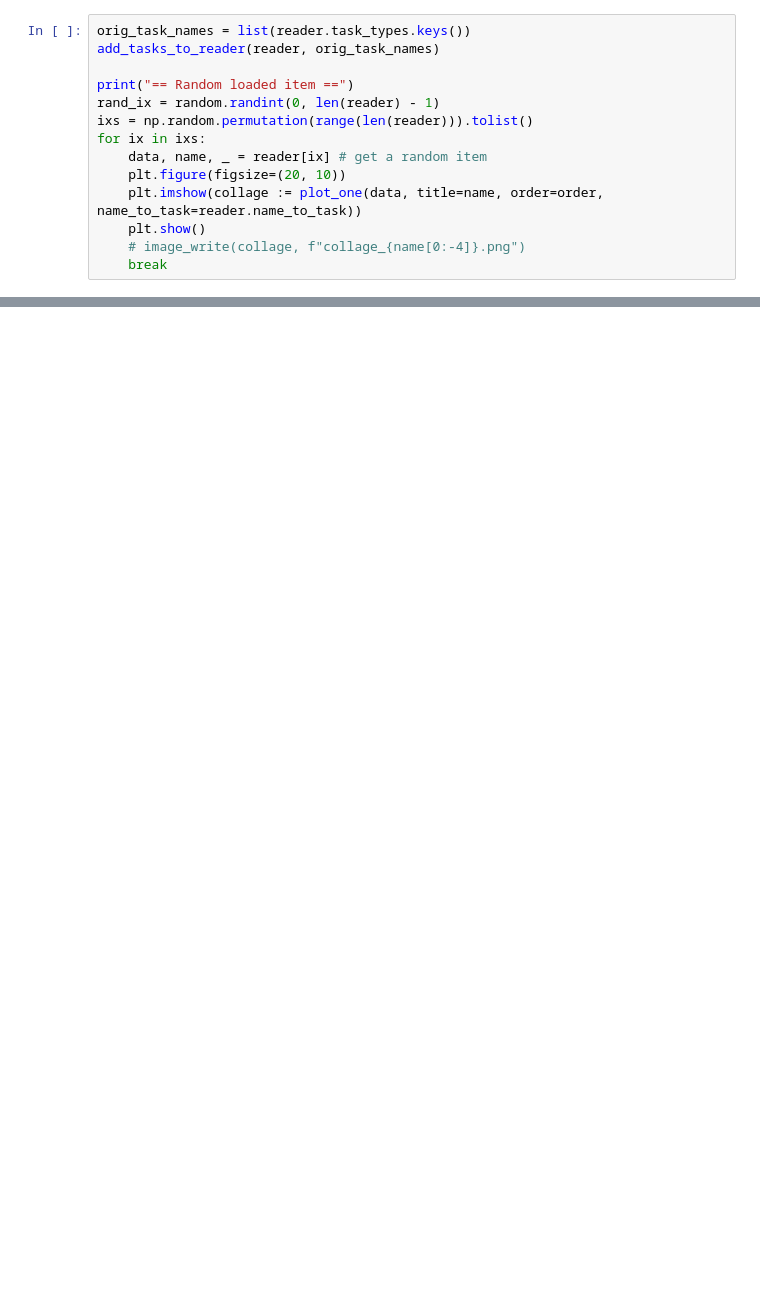
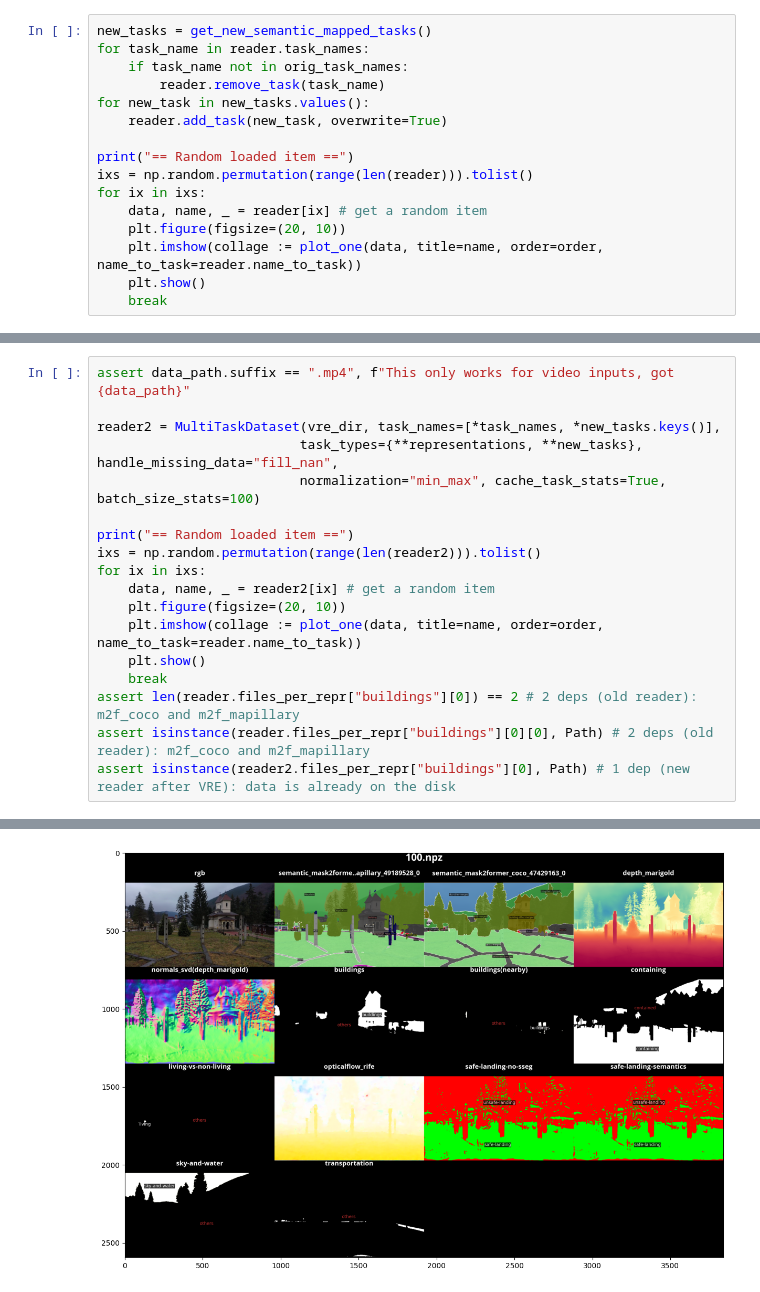
Before and after one commit to Meehai/video-representations-extractor, a Jupyter notebook: examples/semantic_mapper/semantic_mapper.ipynb, the cells around one changed output, grey strips where cells are left out. Drawn from its saved outputs; the diff is of its cells as text; blank space fills up the shorter version.

```diff
--- a/examples/semantic_mapper/semantic_mapper.ipynb
+++ b/examples/semantic_mapper/semantic_mapper.ipynb
@@ -102,15 +142,17 @@ Each of them is added to the MultiTaskDataset object one by one.
 # %%
-orig_task_names = list(reader.task_types.keys())
-add_tasks_to_reader(reader, orig_task_names)
+new_tasks = get_new_semantic_mapped_tasks()
+for task_name in reader.task_names:
+    if task_name not in orig_task_names:
+        reader.remove_task(task_name)
+for new_task in new_tasks.values():
+    reader.add_task(new_task, overwrite=True)
 
 print("== Random loaded item ==")
-rand_ix = random.randint(0, len(reader) - 1)
 ixs = np.random.permutation(range(len(reader))).tolist()
 for ix in ixs:
     data, name, _ = reader[ix] # get a random item
     plt.figure(figsize=(20, 10))
     plt.imshow(collage := plot_one(data, title=name, order=order, name_to_task=reader.name_to_task))
     plt.show()
-    # image_write(collage, f"collage_{name[0:-4]}.png")
     break
 # %% [output]
@@ -127,0 +212,19 @@ for ix in ixs:
+# %%
+assert data_path.suffix == ".mp4", f"This only works for video inputs, got {data_path}"
+
+reader2 = MultiTaskDataset(vre_dir, task_names=[*task_names, *new_tasks.keys()],
+                          task_types={**representations, **new_tasks}, handle_missing_data="fill_nan",
+                          normalization="min_max", cache_task_stats=True, batch_size_stats=100)
+
+print("== Random loaded item ==")
+ixs = np.random.permutation(range(len(reader2))).tolist()
+for ix in ixs:
+    data, name, _ = reader2[ix] # get a random item
+    plt.figure(figsize=(20, 10))
+    plt.imshow(collage := plot_one(data, title=name, order=order, name_to_task=reader.name_to_task))
+    plt.show()
+    break
+assert len(reader.files_per_repr["buildings"][0]) == 2 # 2 deps (old reader): m2f_coco and m2f_mapillary
+assert isinstance(reader.files_per_repr["buildings"][0][0], Path) # 2 deps (old reader): m2f_coco and m2f_mapillary
+assert isinstance(reader2.files_per_repr["buildings"][0], Path) # 1 dep (new reader after VRE): data is already on the disk
+# %% [output]
@@ -127,0 +233 @@ for ix in ixs:
+[figure, added]
```
Also changed, not shown: parts of 14 cells of this notebook, 9 other files.
